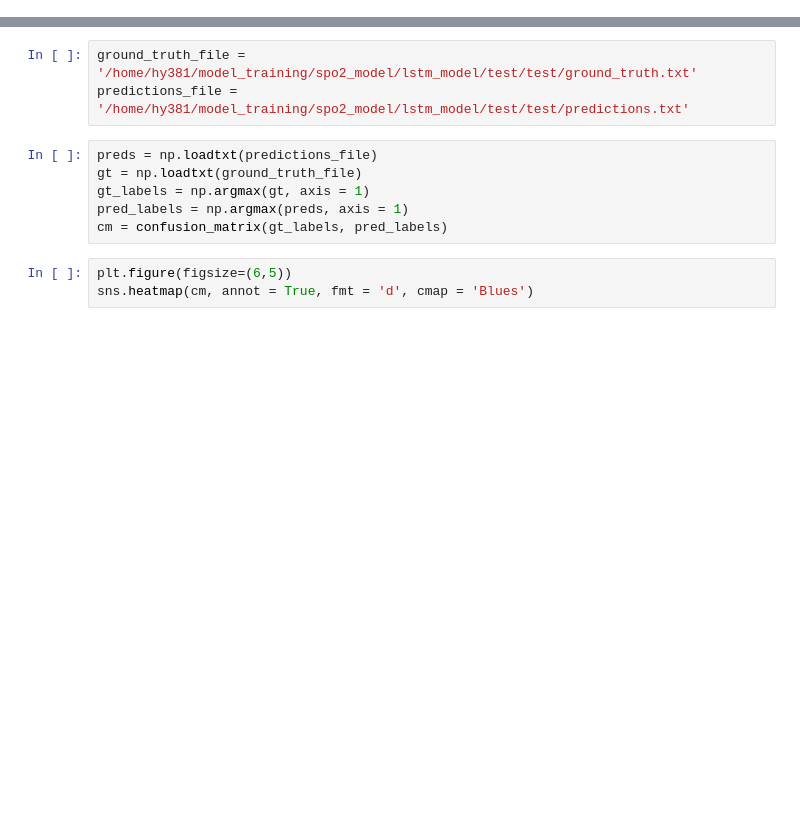
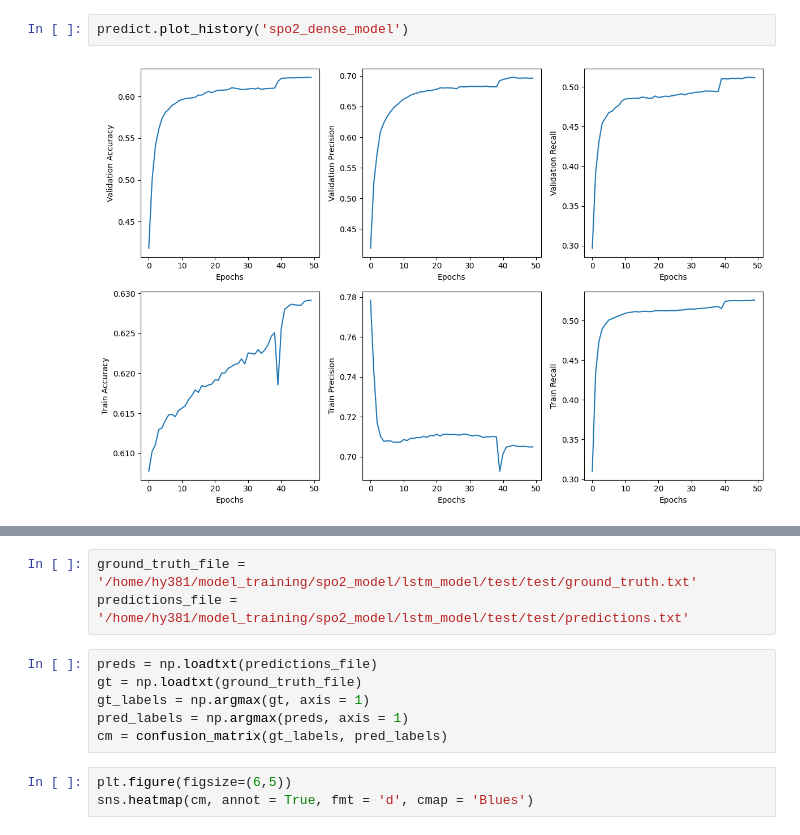
Before and after one commit to hjyang8182/diss_model_building, a Jupyter notebook: notebooks/visualize_results.ipynb, the cells around one changed output, grey strips where cells are left out. Cells and saved outputs as stored; diff of their text form; blank space fills up the shorter version.

```diff
--- a/notebooks/visualize_results.ipynb
+++ b/notebooks/visualize_results.ipynb
@@ -11,0 +68,4 @@ TypeError: split_train_valid_test() missing 3 required positional arguments: 'da
+# %%
+predict.plot_history('spo2_dense_model')
+# %% [output]
+[figure, added]
```
Also changed, not shown: parts of 16 cells of this notebook, 41 other files.
